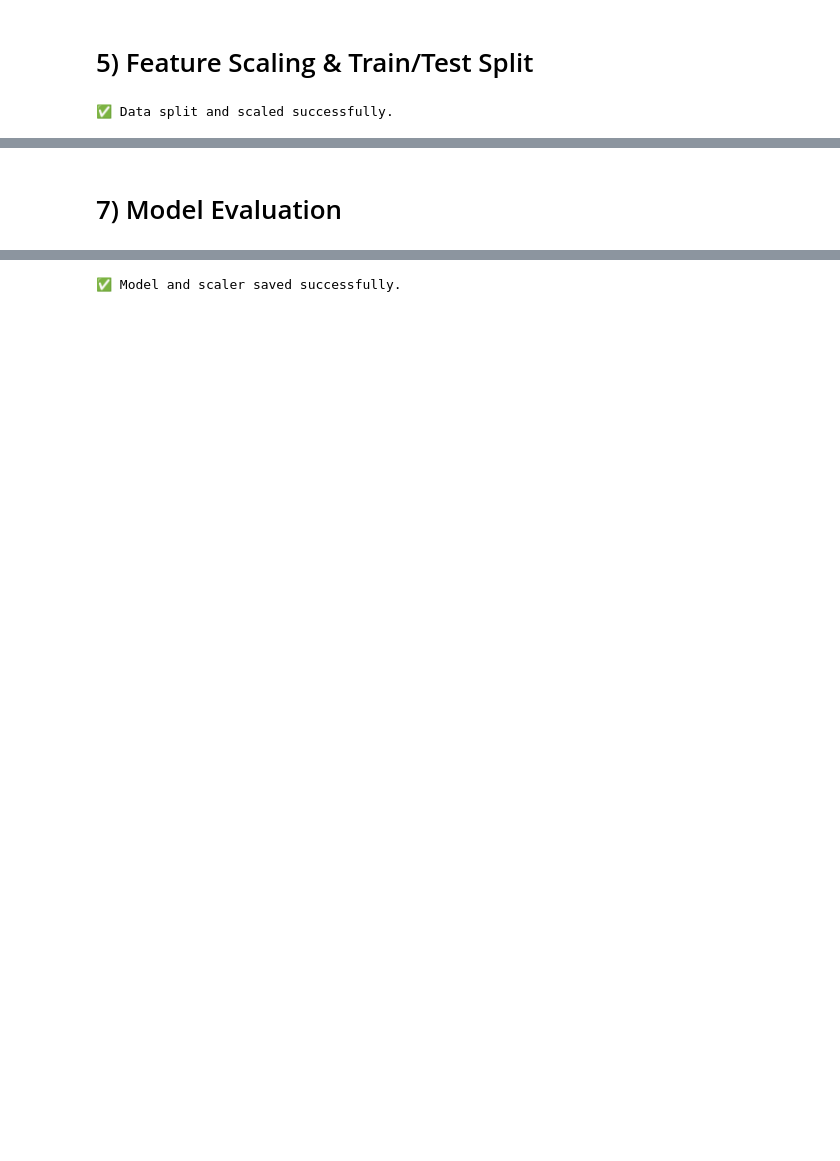
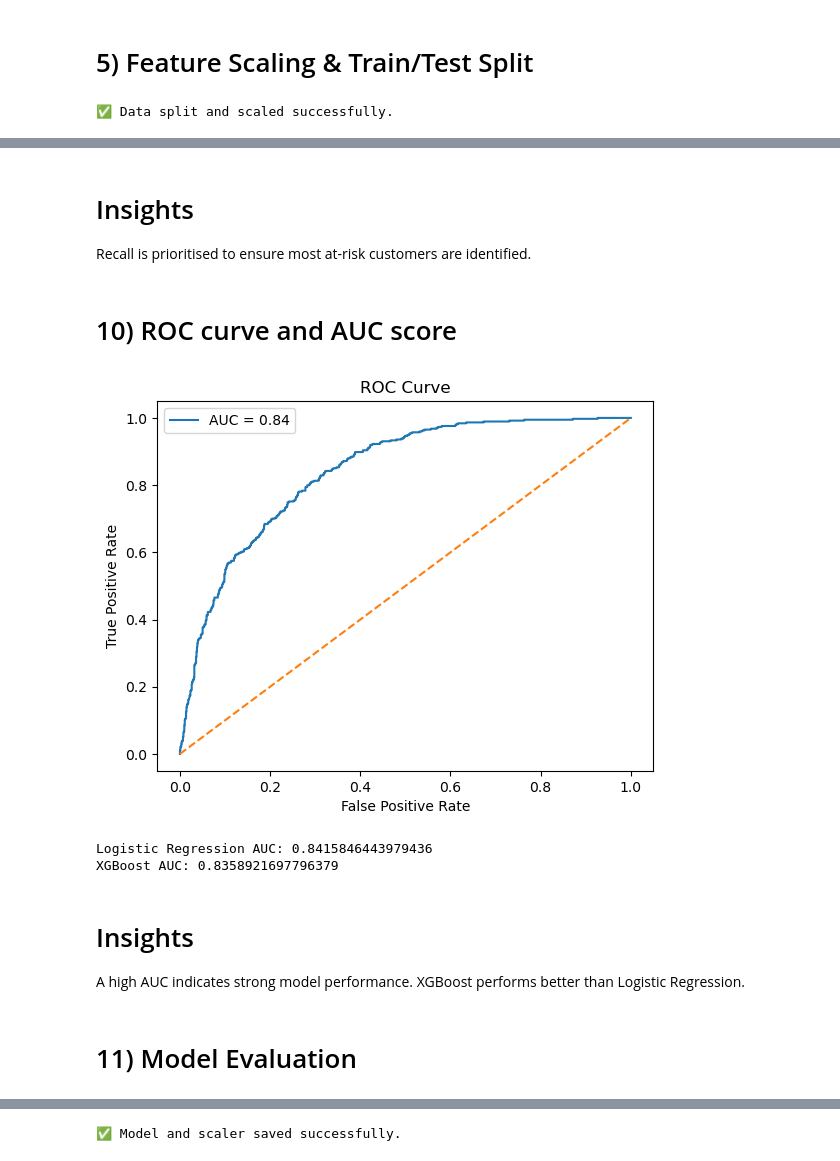
Before and after one commit to Sayeeda273229/Customer-Churn-Project, a Jupyter notebook: Customer Churn Prediction Project.ipynb, the cells around one changed output, grey strips where cells are left out. Drawn from its saved outputs; the diff is of its cells as text; code cells hidden in the pictures; blank space fills up the shorter version.

```diff
--- a/Customer Churn Prediction Project.ipynb
+++ b/Customer Churn Prediction Project.ipynb
@@ -161,3 +231,38 @@ Parameters: { "use_label_encoder" } are not used.
+# %% [markdown]
+# Insights
+Recall is prioritised to ensure most at-risk customers are identified.
+# %% [markdown]
+# 10) ROC curve and AUC score
+# %%
+# ROC curve and AUC score for Logistic Regression
+y_probs = log_model.predict_proba(X_test_scaled)[:, 1]
+
+fpr, tpr, thresholds = roc_curve(y_test, y_probs)
+auc_score = roc_auc_score(y_test, y_probs)
+
+plt.plot(fpr, tpr, label=f"AUC = {auc_score:.2f}")
+plt.plot([0,1],[0,1],'--')
+plt.xlabel("False Positive Rate")
+plt.ylabel("True Positive Rate")
+plt.title("ROC Curve")
+plt.legend()
+plt.show()
+# %% [output]
+[figure, added]
+# %%
+# Model Comparison: Logistic Regression vs XGBoost
+
+auc_lr = roc_auc_score(y_test, y_prob_log)
+auc_xgb = roc_auc_score(y_test, y_prob_xgb)
+print("Logistic Regression AUC:", auc_lr)
+print("XGBoost AUC:", auc_xgb)
+# %% [output]
+Logistic Regression AUC: 0.8415846443979436
+XGBoost AUC: 0.8358921697796379
+# %% [markdown]
+# Insights
+A high AUC indicates strong model performance.
+XGBoost performs better than Logistic Regression.
 # %% [markdown]
-# 7) Model Evaluation
+# 11) Model Evaluation
 # %%
```
Also changed, not shown: parts of 31 cells of this notebook.
